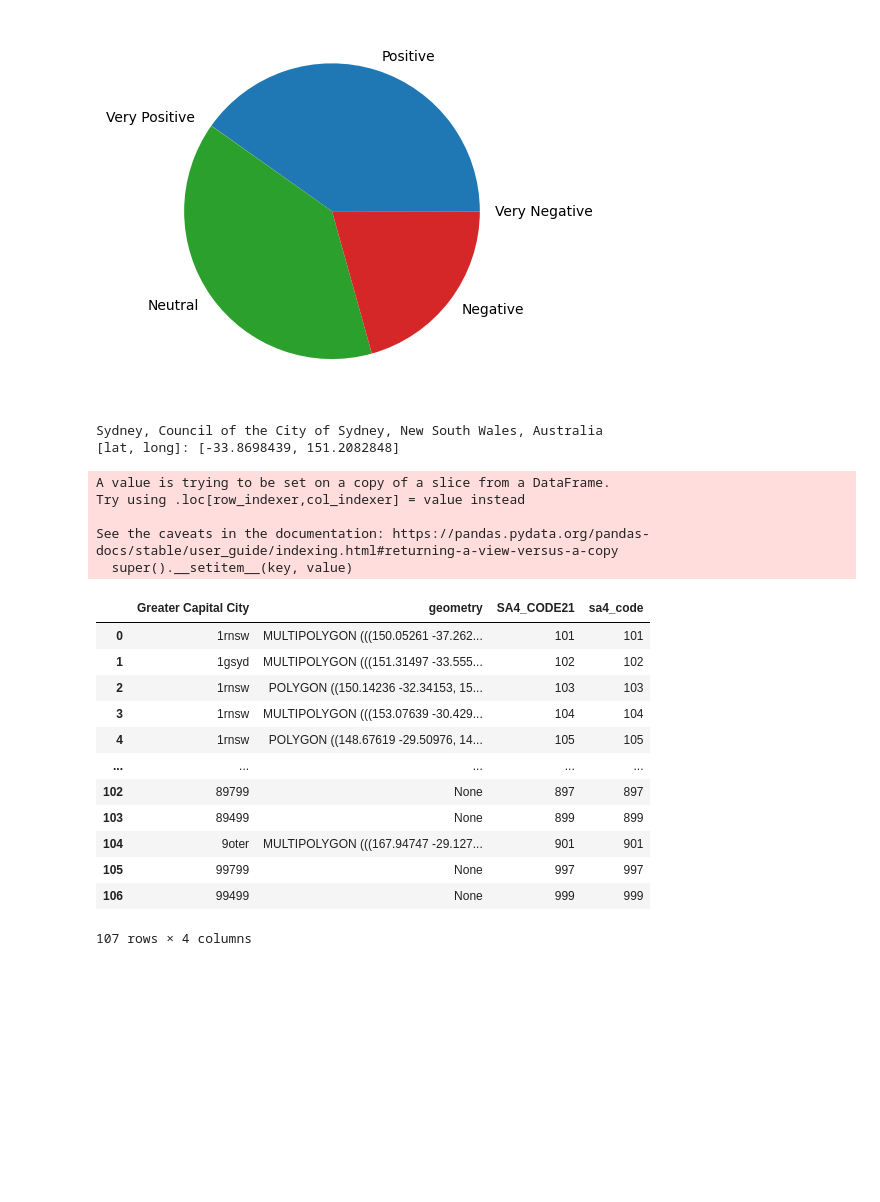
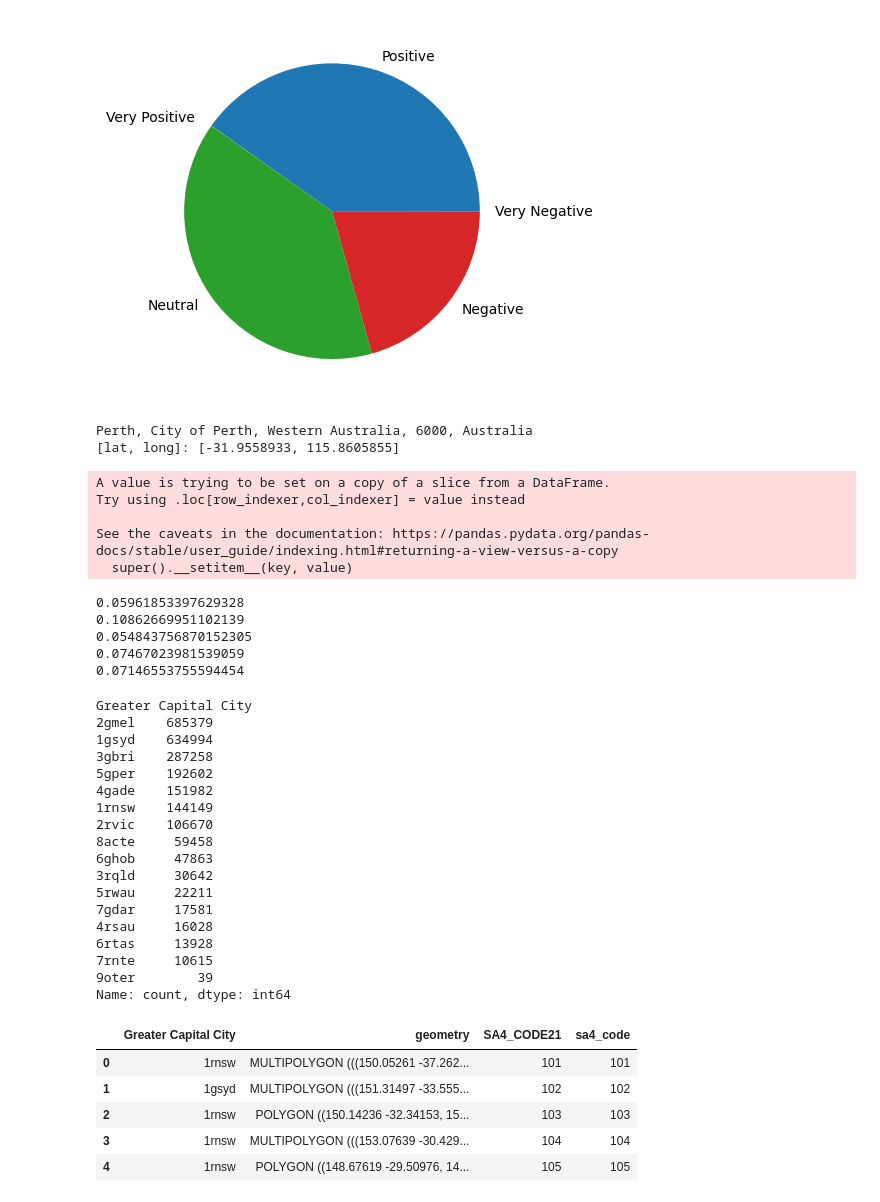
Before and after one commit to comp90024-group70/awesome-spider, a Jupyter notebook: Data_analysis.ipynb, the cells around one changed output. Cells and saved outputs as stored; diff of their text form; code cells hidden in the pictures; blank space fills up the shorter version.

```diff
--- a/Data_analysis.ipynb
+++ b/Data_analysis.ipynb
@@ -72,15 +92,15 @@ The number of negative is 499873: 0.20643974826123246
 The number of very negative is 271: 0.00011191877092540305
 [figure]
 # %%
-city = "sydney"
+city = "perth"
 # get location
 locator = geopy.geocoders.Nominatim(user_agent="My app")
 city = locator.geocode(city)
 location = [city.latitude, city.longitude]
 print(city, "\n[lat, long]:", location)
 # %% [output]
-Sydney, Council of the City of Sydney, New South Wales, Australia
-[lat, long]: [-33.8698439, 151.2082848]
+Perth, City of Perth, Western Australia, 6000, Australia
+[lat, long]: [-31.9558933, 115.8605855]
 # %%
 sf_gcc = gpd.read_file("../Data/gcc_sf/GCCSA_2021_AUST_GDA2020.shp")
 sf_gcc['Greater Capital City'] = sf_gcc['GCC_CODE21'].str.lower()
@@ -117,22 +149,48 @@ Try using .loc[row_indexer,col_indexer] = value instead
 
 See the caveats in the documentation: https://pandas.pydata.org/pandas-docs/stable/user_guide/indexing.html#returning-a-view-versus-a-copy
   super().__setitem__(key, value)
+# %%
+print(df_job['sentiment'].mean())
+print(df_fam['sentiment'].mean())
+print(df_cov['sentiment'].mean())
+print(df_tw['sentiment'].mean())
+print(df_twall['sentiment'].mean())
+# %% [output]
+0.05961853397629328
+0.10862669951102139
+0.054843756870152305
+0.07467023981539059
+0.07146553755594454
+# %%
+df_twall_sf['Greater Capital City'].value_counts()
+# %% [output]
+Greater Capital City
+2gmel    685379
+1gsyd    634994
+3gbri    287258
+5gper    192602
+4gade    151982
+1rnsw    144149
+2rvic    106670
+8acte     59458
+6ghob     47863
+3rqld     30642
+5rwau     22211
+7gdar     17581
+4rsau     16028
+6rtas     13928
+7rnte     10615
+9oter        39
+Name: count, dtype: int64
 # %%
-sf_sa4_
+sf_sa4_.head()
 # %% [output]
 |  | Greater Capital City | geometry | SA4_CODE21 | sa4_code |
 | 0 | 1rnsw | MULTIPOLYGON (((150.05261 -37.262... | 101 | 101 |
 | 1 | 1gsyd | MULTIPOLYGON (((151.31497 -33.555... | 102 | 102 |
 | 2 | 1rnsw | POLYGON ((150.14236 -32.34153, 15... | 103 | 103 |
 | 3 | 1rnsw | MULTIPOLYGON (((153.07639 -30.429... | 104 | 104 |
 | 4 | 1rnsw | POLYGON ((148.67619 -29.50976, 14... | 105 | 105 |
-| ... | ... | ... | ... | ... |
-| 102 | 89799 | None | 897 | 897 |
-| 103 | 89499 | None | 899 | 899 |
-| 104 | 9oter | MULTIPOLYGON (((167.94747 -29.127... | 901 | 901 |
-| 105 | 99799 | None | 997 | 997 |
-| 106 | 99499 | None | 999 | 999 |
-107 rows × 4 columns
 # %%
 m_Twitterall = folium.Map(location=[-20.81,124.96], zoom_start=5)
 c = folium.Choropleth(
```
Also changed, not shown: parts of 13 cells of this notebook.
